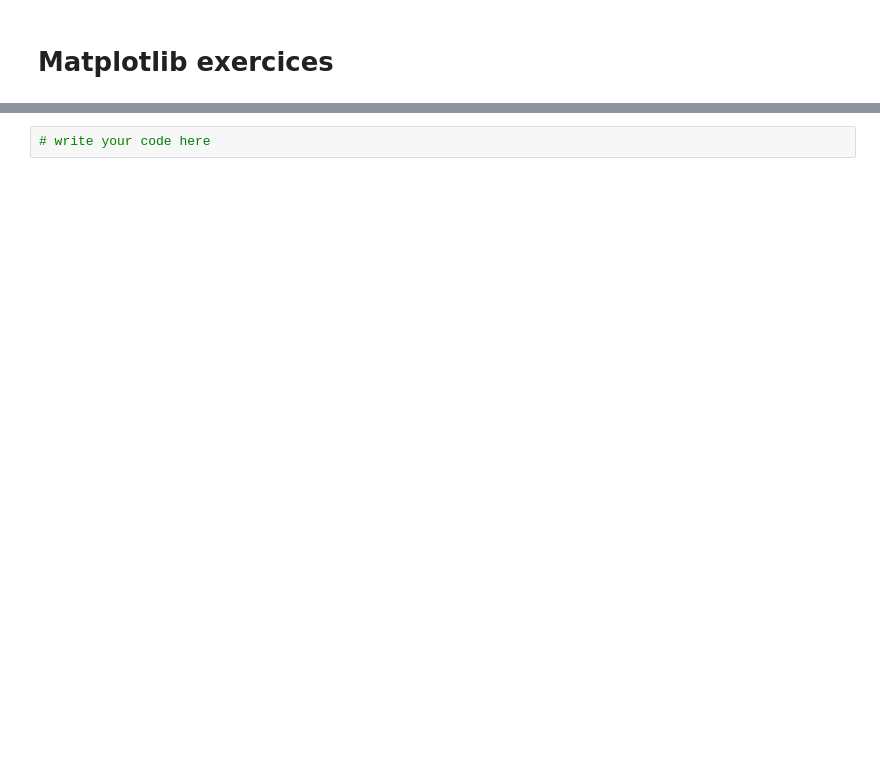
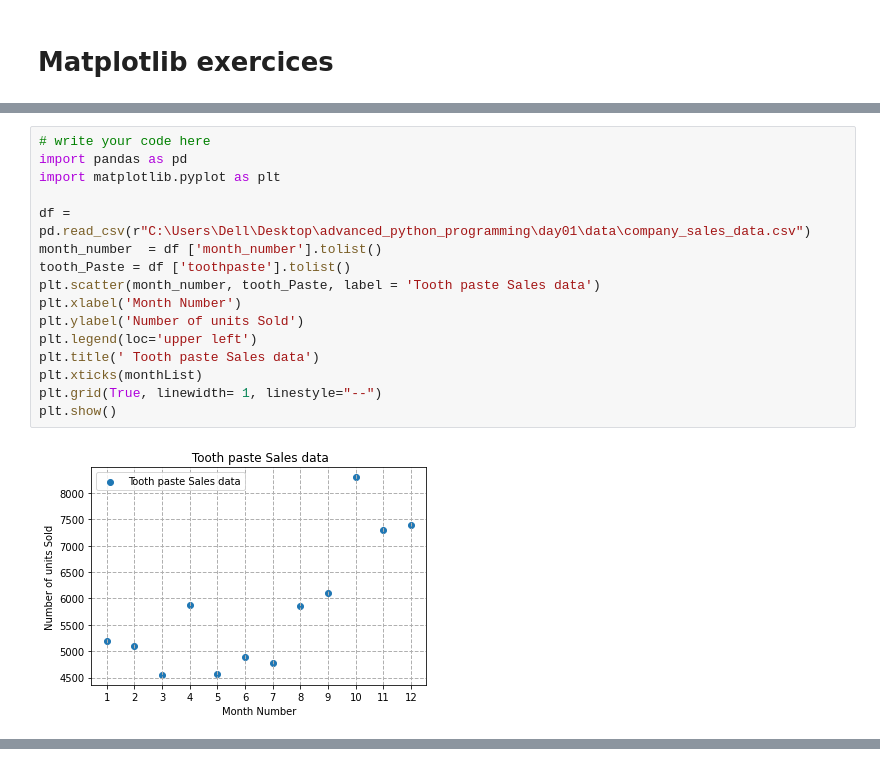
Before and after one commit to raniachikhi/M111-Advanced-Python-and-Database-Management, a Jupyter notebook: day01/exercises/03-matplotlib_basic_assignment.ipynb, the cells around one changed output, grey strips where cells are left out. Cells and saved outputs as stored; diff of their text form; blank space fills up the shorter version.

```diff
--- a/day01/exercises/03-matplotlib_basic_assignment.ipynb
+++ b/day01/exercises/03-matplotlib_basic_assignment.ipynb
@@ -56,3 +117,21 @@ Also, add a grid in the plot. gridline style should “–“.
+# %%
+# write your code here
+import pandas as pd
+import matplotlib.pyplot as plt
+
+df = pd.read_csv(r"C:\Users\Dell\Desktop\advanced_python_programming\day01\data\company_sales_data.csv")
+month_number  = df ['month_number'].tolist()
+tooth_Paste = df ['toothpaste'].tolist()
+plt.scatter(month_number, tooth_Paste, label = 'Tooth paste Sales data')
+plt.xlabel('Month Number')
+plt.ylabel('Number of units Sold')
+plt.legend(loc='upper left')
+plt.title(' Tooth paste Sales data')
+plt.xticks(monthList)
+plt.grid(True, linewidth= 1, linestyle="--")
+plt.show()
+# %% [output]
+[figure, added]
 # %% [markdown]
 ## Exercise 5
 **Read face cream and facewash product sales data and show it using the bar chart**
@@ -61,5 +140,3 @@ The bar chart should display the number of units sold per month for each product
 **Expected output**
 
 <img src="../data/Facewash_and_facecream_sales_data.png" alt="sales_data" style="width: 700px;"/>
-# %%
-# write your code here
```
Also changed, not shown: parts of 18 cells of this notebook, 6 other files.
